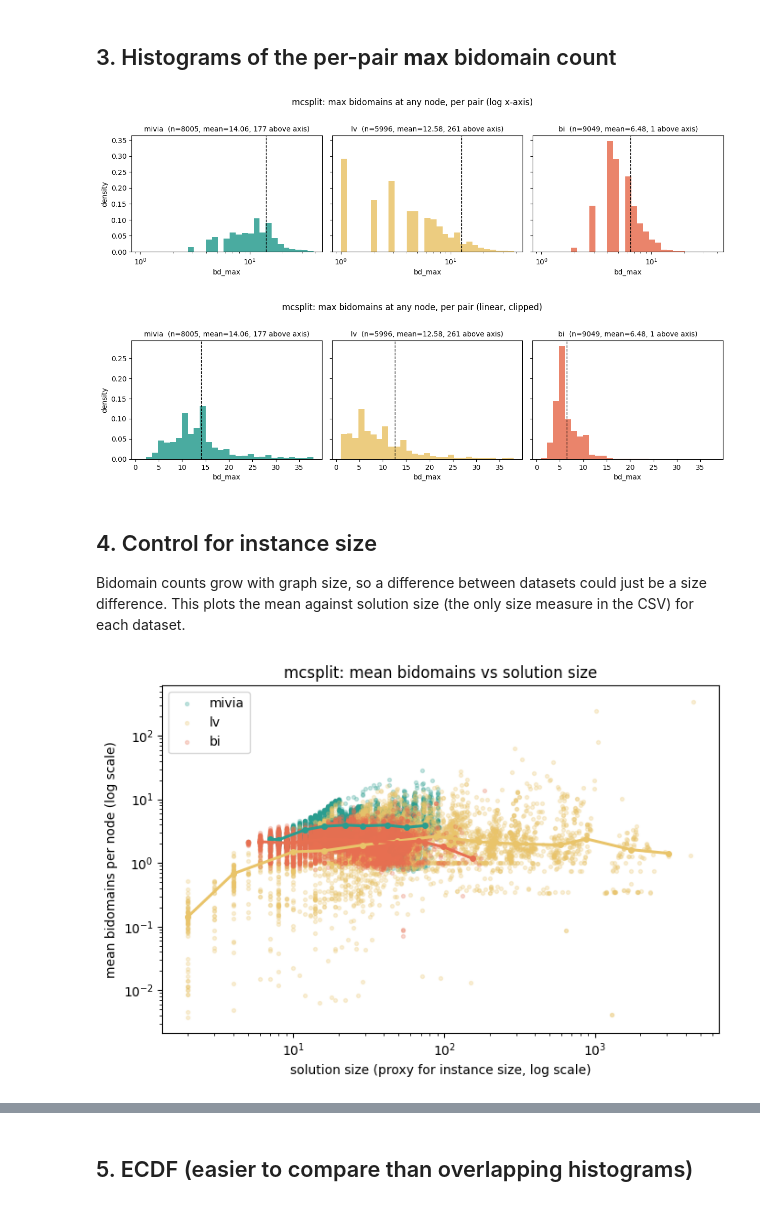
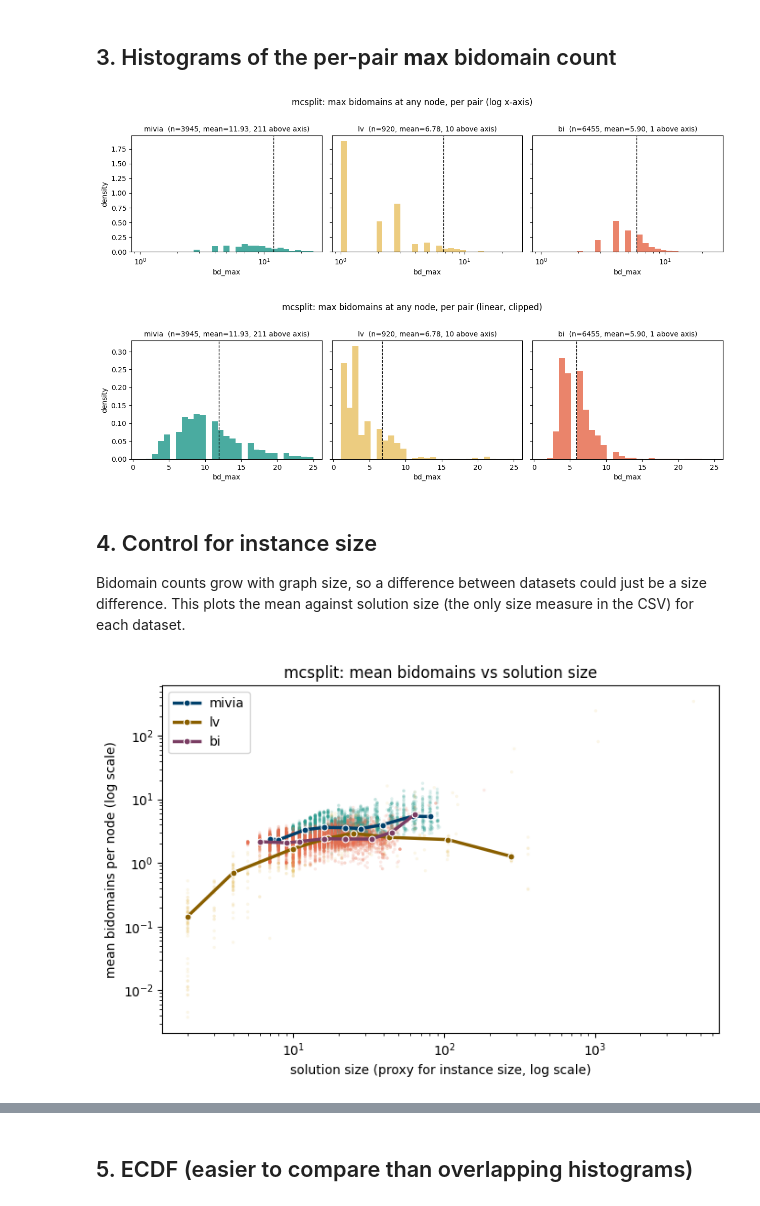
Before and after one commit to tararelan/mcsplit-unified-framework, a Jupyter notebook: evaluation/scripts/bidomain_analysis.ipynb, the cells around one changed output, grey strips where cells are left out. Cells and saved outputs as stored; diff of their text form; code cells hidden in the pictures.

```diff
--- a/evaluation/scripts/bidomain_analysis.ipynb
+++ b/evaluation/scripts/bidomain_analysis.ipynb
@@ -18,6 +18,8 @@ ALGOS    = ["mcsplit"]                       # first one is the main baseline (a
 DATASETS = ["mivia", "lv", "bi"]
 MIN_SOLUTION_SIZE = 0                      # set e.g. 5 to drop tiny instances (leaf nodes pull the mean down)
 USE_REF_SIDE = False                       # True = plot the reference's bidomain stats instead of the unified ones
+TIMEOUT_S = 999                            # drop pairs where either solver ran longer than this (timeouts are logged as ~1000.1 s)
+DROP_FAILS = True                          # drop pairs whose solution size disagrees with the reference (match == "FAIL")
 # ----------------------------------------
 
 # Resolve DATA_DIR: if it is relative, look for it in the current folder and every parent folder,
@@ -38,6 +40,8 @@ COLUMNS = ["instance_a","instance_b","algo","unified_size","unified_edges","unif
            "unified_bidomain_mean","unified_bidomain_max","ref_size","ref_nodes","ref_time",
            "ref_bidomain_mean","ref_bidomain_max","match"]
 NUMERIC = [c for c in COLUMNS if c not in ("instance_a","instance_b","algo","match")]
+COLORS = {"mivia": "#0072B2", "lv": "#E69F00", "bi": "#CC79A7"}   # dots (pale via alpha)
+LINE_COLORS = {"mivia": "#00406B", "lv": "#8A5F00", "bi": "#7A3D63"}  # darker shades for the median lines
 
 def load(algo, ds):
     path = DATA_DIR / f"{algo}_{ds}_with_ref_all.csv"
@@ -60,6 +64,13 @@ assert frames, "No files found - check DATA_DIR / ALGOS / DATASETS"
 data = pd.concat(frames, ignore_index=True)
 data = data[data["unified_size"].fillna(0) >= MIN_SOLUTION_SIZE].copy()
 
+# remove timeouts and FAILs
+n_before = data.groupby(["algo_name","dataset"]).size()
+timed_out = (data["unified_time"] > TIMEOUT_S) | (data["ref_time"] > TIMEOUT_S)
+failed = data["match"].isin(["FAIL", "MISSING_DATA"]) if DROP_FAILS else False
+print("dropped as timeout:", int(timed_out.sum()), "| dropped as FAIL:", int((failed & ~timed_out).sum()))
+data = data[~timed_out & ~failed].copy()
+
 pref = "ref" if USE_REF_SIDE else "unified"
 data["bd_mean"] = data[f"{pref}_bidomain_mean"]
 data["bd_max"]  = data[f"{pref}_bidomain_max"]
@@ -140,30 +152,31 @@ hist_by_dataset(base, "bd_mean", f"{ALGOS[0]}: mean bidomains per node, per pair
 hist_by_dataset(base, "bd_max", f"{ALGOS[0]}: max bidomains at any node, per pair (log x-axis)", bins=30, logx=True)
 hist_by_dataset(base, "bd_max", f"{ALGOS[0]}: max bidomains at any node, per pair (linear, clipped)", bins=30);
 # %% [output]
-[figure, old version]
+[figure, new version]
-[figure, old version]
+[figure, new version]
 # %% [markdown]
 ## 4. Control for instance size
 Bidomain counts grow with graph size, so a difference between datasets could just be a size difference. This plots the mean against solution size (the only size measure in the CSV) for each dataset.
 # %%
 fig, ax = plt.subplots(figsize=(7, 4.8))
 for ds in DATASETS:
-    s = base[(base["dataset"]==ds) & (base["unified_size"]>0) & (base["bd_mean"]>0)]   # log axes can't show zeros
-    ax.scatter(s["unified_size"], s["bd_mean"], s=8, alpha=0.25, label=ds, color=COLORS.get(ds,"grey"))
-    # median line per size bin, so the trend is readable through the cloud of points
+    s = base[(base["dataset"]==ds) & (base["unified_size"]>0) & (base["bd_mean"]>0)]
+    ax.scatter(s["unified_size"], s["bd_mean"], s=6, alpha=0.15,
+               color=COLORS.get(ds,"grey"), edgecolors="none")
     edges = np.logspace(0, np.log10(s["unified_size"].max()+1), 15)
     mid = s.groupby(pd.cut(s["unified_size"], edges), observed=True).agg(
         x=("unified_size","median"), y=("bd_mean","median"), n=("bd_mean","size"))
     mid = mid[mid["n"] >= 5]
-    ax.plot(mid["x"], mid["y"], color=COLORS.get(ds,"grey"), lw=2.2, marker="o", ms=4)
+    ax.plot(mid["x"], mid["y"], color=LINE_COLORS.get(ds,"black"), lw=2.5, marker="o", ms=5,
+            markeredgecolor="white", markeredgewidth=0.8, label=ds, zorder=3)
 ax.set_xscale("log"); ax.set_yscale("log")
 ax.set_xlabel("solution size (proxy for instance size, log scale)")
 ax.set_ylabel("mean bidomains per node (log scale)")
 ax.set_title(f"{ALGOS[0]}: mean bidomains vs solution size")
 ax.legend()
 fig.tight_layout();
 # %% [output]
-[figure, old version]
+[figure, new version]
 # %%
 # Same comparison inside solution-size buckets
 bins = [0, 5, 10, 15, 20, 30, 1000]
```
Also changed, not shown: parts of 9 cells of this notebook, 5 other files.
